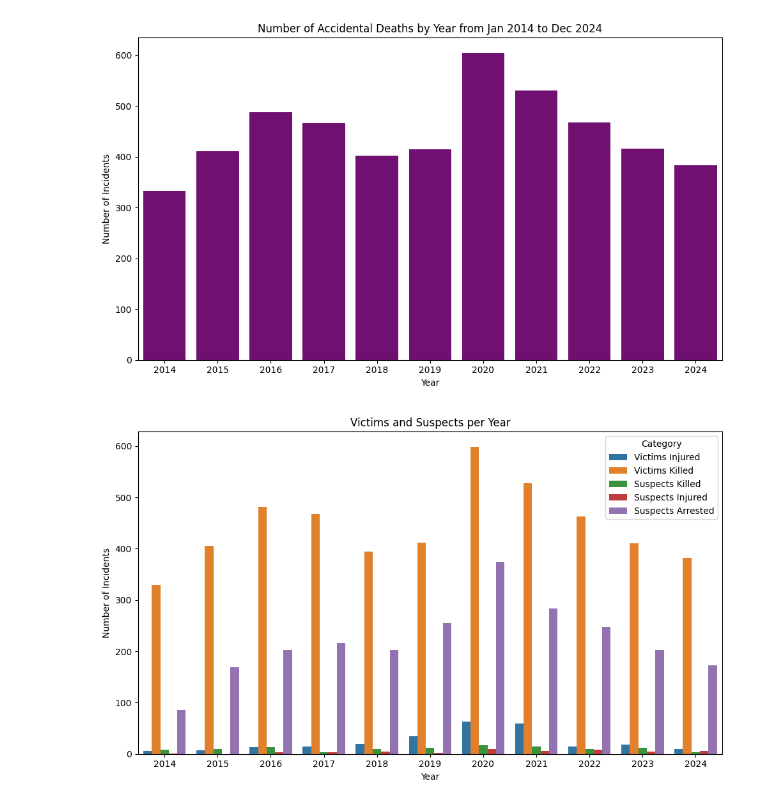
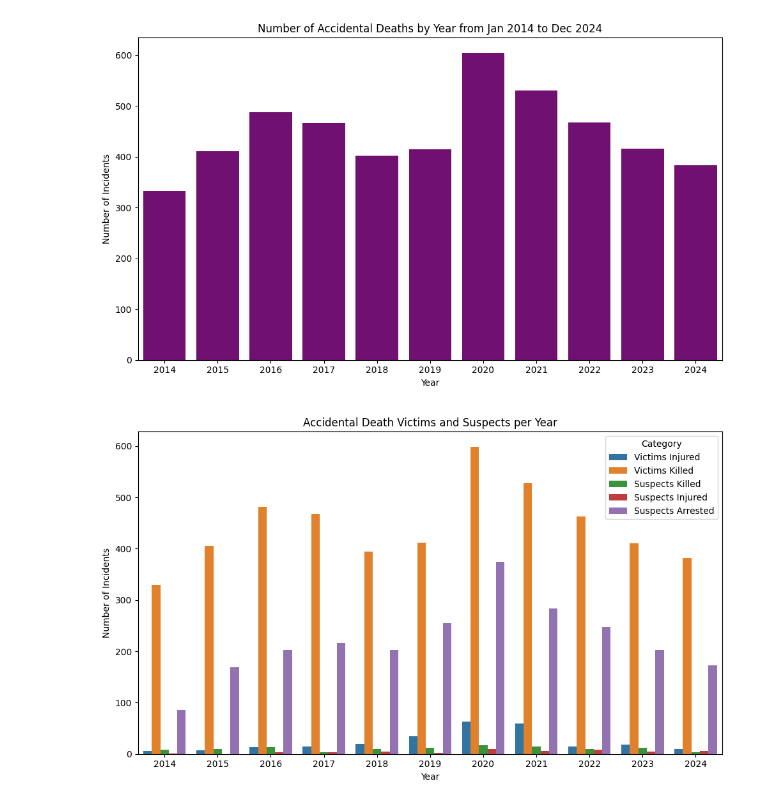
Before and after one commit to kayleedehncke/kayleedehncke_ml-github.io, a Jupyter notebook: website/data/cleaning.ipynb, the cells around one changed output. Cells and saved outputs as stored; diff of their text form; code cells hidden in the pictures.

```diff
--- a/website/data/cleaning.ipynb
+++ b/website/data/cleaning.ipynb
@@ -349,24 +349,24 @@ plt.show()
 # %%
 # pick the columns you care about
 cols_of_interest = ["Victims Injured", "Victims Killed", "Suspects Killed", "Suspects Injured", "Suspects Arrested"]
 
 # group by year and sum counts
 yearly = acc_death_by_year_df.groupby("Incident Year")[cols_of_interest].sum().reset_index()
 
 # reshape into long format for seaborn
 yearly_melted = yearly.melt(id_vars="Incident Year",
                             value_vars=cols_of_interest,
                             var_name="Category",
                             value_name="Count")
 
 # plot
 plt.figure(figsize=(10,6))
 sns.barplot(data=yearly_melted, x="Incident Year", y="Count", hue="Category")
-plt.title("Victims and Suspects per Year")
+plt.title("Accidental Death Victims and Suspects per Year")
 plt.xlabel('Year')
 plt.ylabel('Number of Incidents')
 plt.tight_layout()
 plt.savefig('../recourses/img/plots/acc_death_injury_killed_by_year.png')
 plt.show()
 # %% [output]
-[figure, old version]
+[figure, new version]
```
Also changed, not shown: parts of 4 cells of this notebook, 11 other files.
